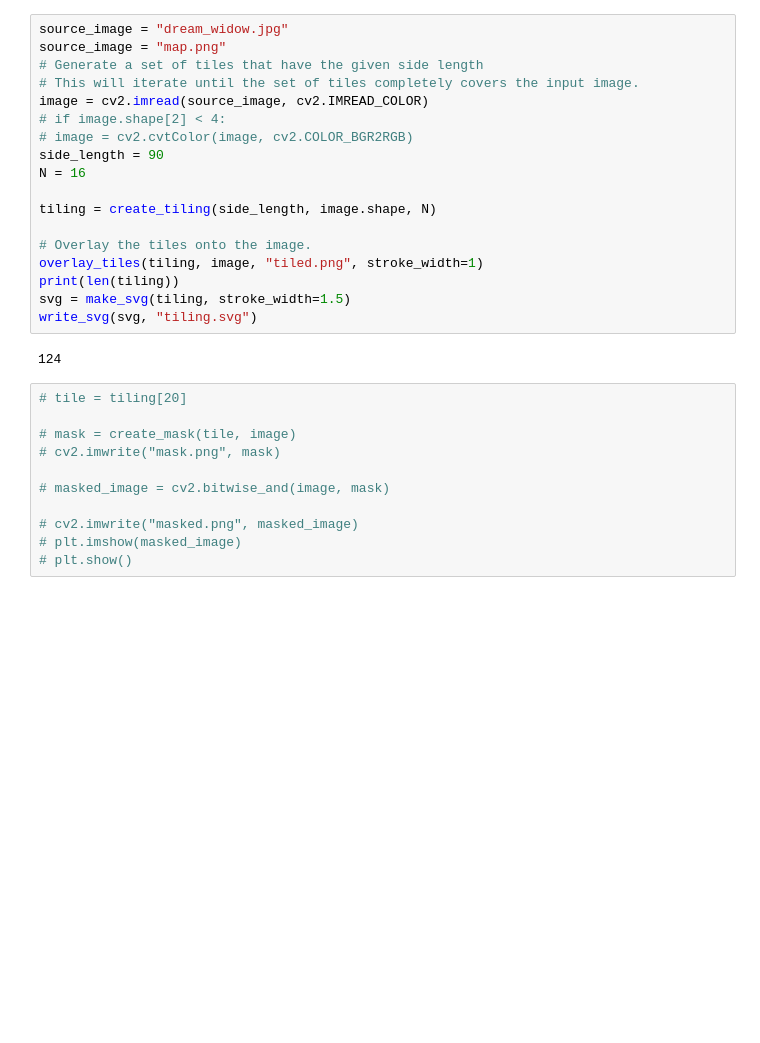
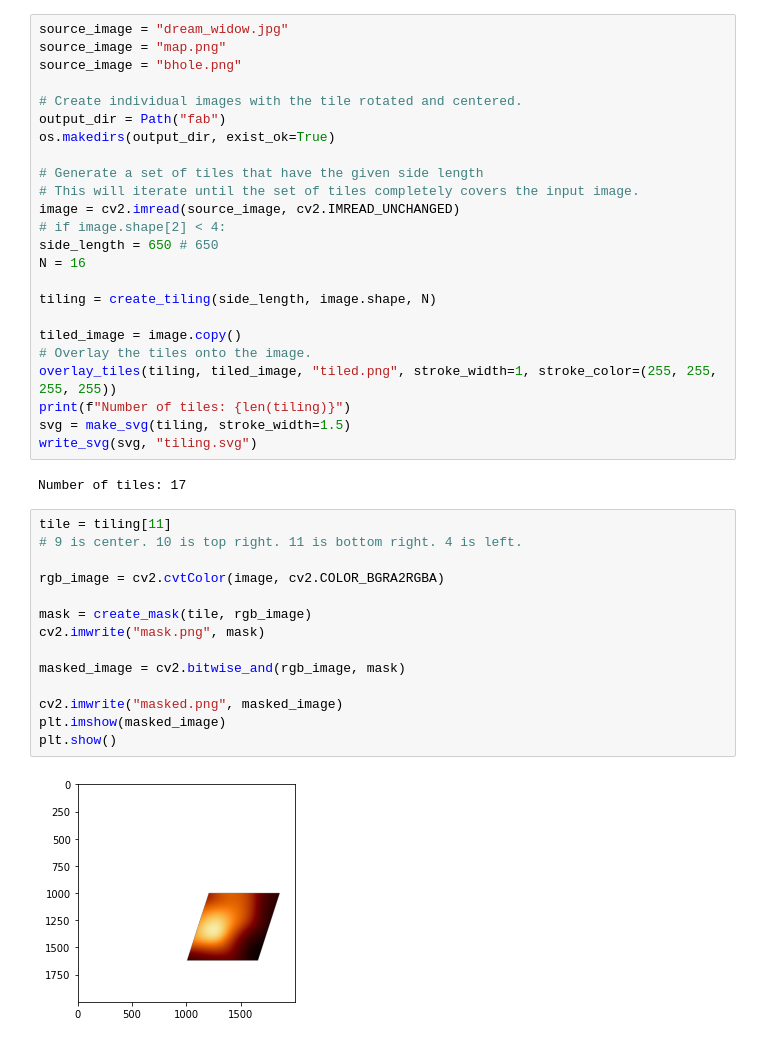
Before and after one commit to fsodari/Penrisk, a Jupyter notebook: examples/demo.ipynb, the cells around one changed output. Cells and saved outputs as stored; diff of their text form; blank space fills up the shorter version.

Commit message:
Normalized images working

```diff
--- a/examples/demo.ipynb
+++ b/examples/demo.ipynb
@@ -15,31 +17,42 @@ from matplotlib import pyplot as plt
 # %%
 source_image = "dream_widow.jpg"
 source_image = "map.png"
+source_image = "bhole.png"
+
+# Create individual images with the tile rotated and centered.
+output_dir = Path("fab")
+os.makedirs(output_dir, exist_ok=True)
+
 # Generate a set of tiles that have the given side length
 # This will iterate until the set of tiles completely covers the input image.
-image = cv2.imread(source_image, cv2.IMREAD_COLOR)
+image = cv2.imread(source_image, cv2.IMREAD_UNCHANGED)
 # if image.shape[2] < 4:
-# image = cv2.cvtColor(image, cv2.COLOR_BGR2RGB)
-side_length = 90
+side_length = 650 # 650
 N = 16
 
 tiling = create_tiling(side_length, image.shape, N)
 
+tiled_image = image.copy()
 # Overlay the tiles onto the image.
-overlay_tiles(tiling, image, "tiled.png", stroke_width=1)
-print(len(tiling))
+overlay_tiles(tiling, tiled_image, "tiled.png", stroke_width=1, stroke_color=(255, 255, 255, 255))
+print(f"Number of tiles: {len(tiling)}")
 svg = make_svg(tiling, stroke_width=1.5)
 write_svg(svg, "tiling.svg")
 # %% [output]
-124
+Number of tiles: 17
 # %%
-# tile = tiling[20]
+tile = tiling[11]
+# 9 is center. 10 is top right. 11 is bottom right. 4 is left.
 
-# mask = create_mask(tile, image)
-# cv2.imwrite("mask.png", mask)
+rgb_image = cv2.cvtColor(image, cv2.COLOR_BGRA2RGBA)
 
-# masked_image = cv2.bitwise_and(image, mask)
+mask = create_mask(tile, rgb_image)
+cv2.imwrite("mask.png", mask)
 
-# cv2.imwrite("masked.png", masked_image)
-# plt.imshow(masked_image)
-# plt.show()
+masked_image = cv2.bitwise_and(rgb_image, mask)
+
+cv2.imwrite("masked.png", masked_image)
+plt.imshow(masked_image)
+plt.show()
+# %% [output]
+[figure, added]
```
Also changed, not shown: parts of 2 cells of this notebook, 1 other file.
